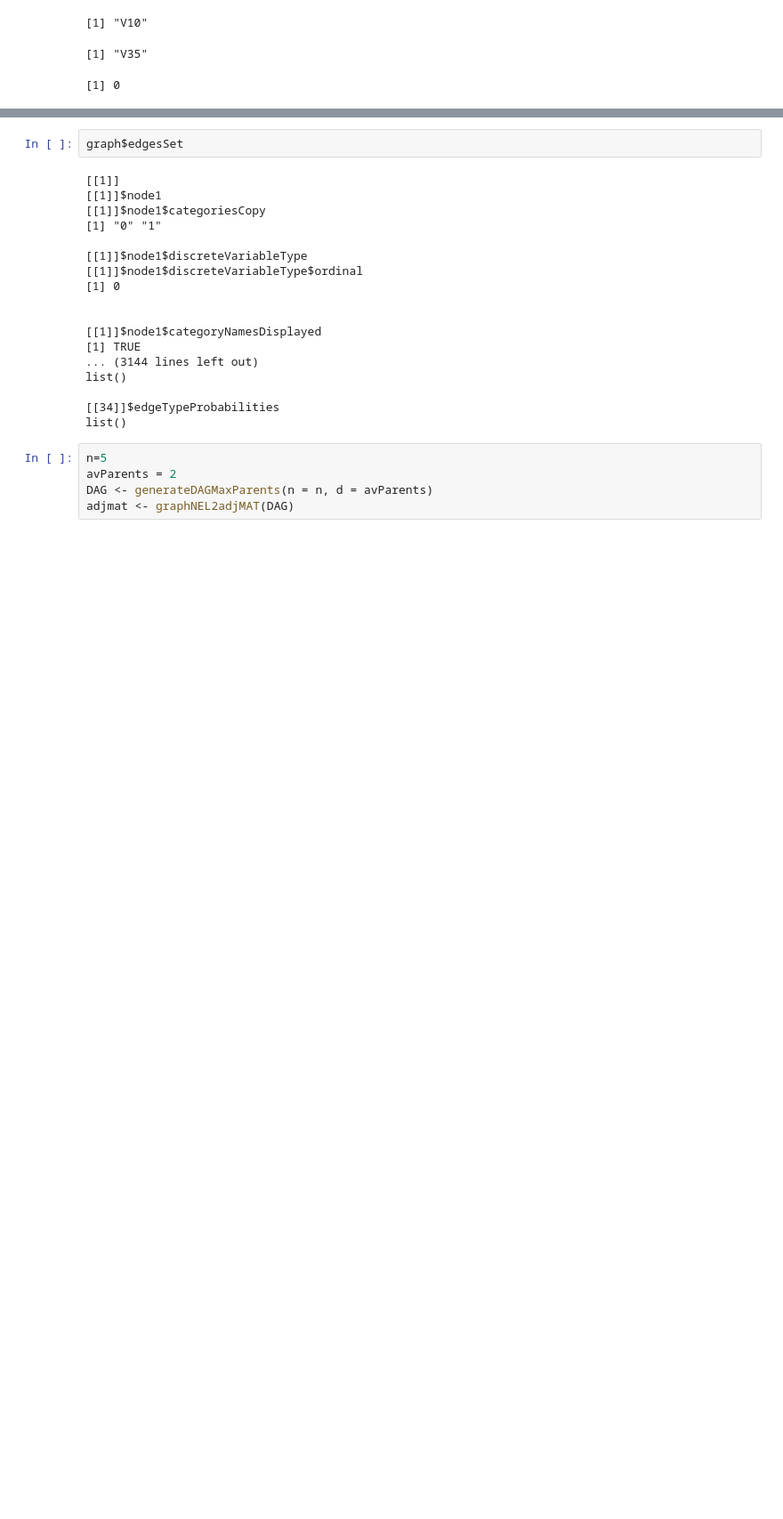
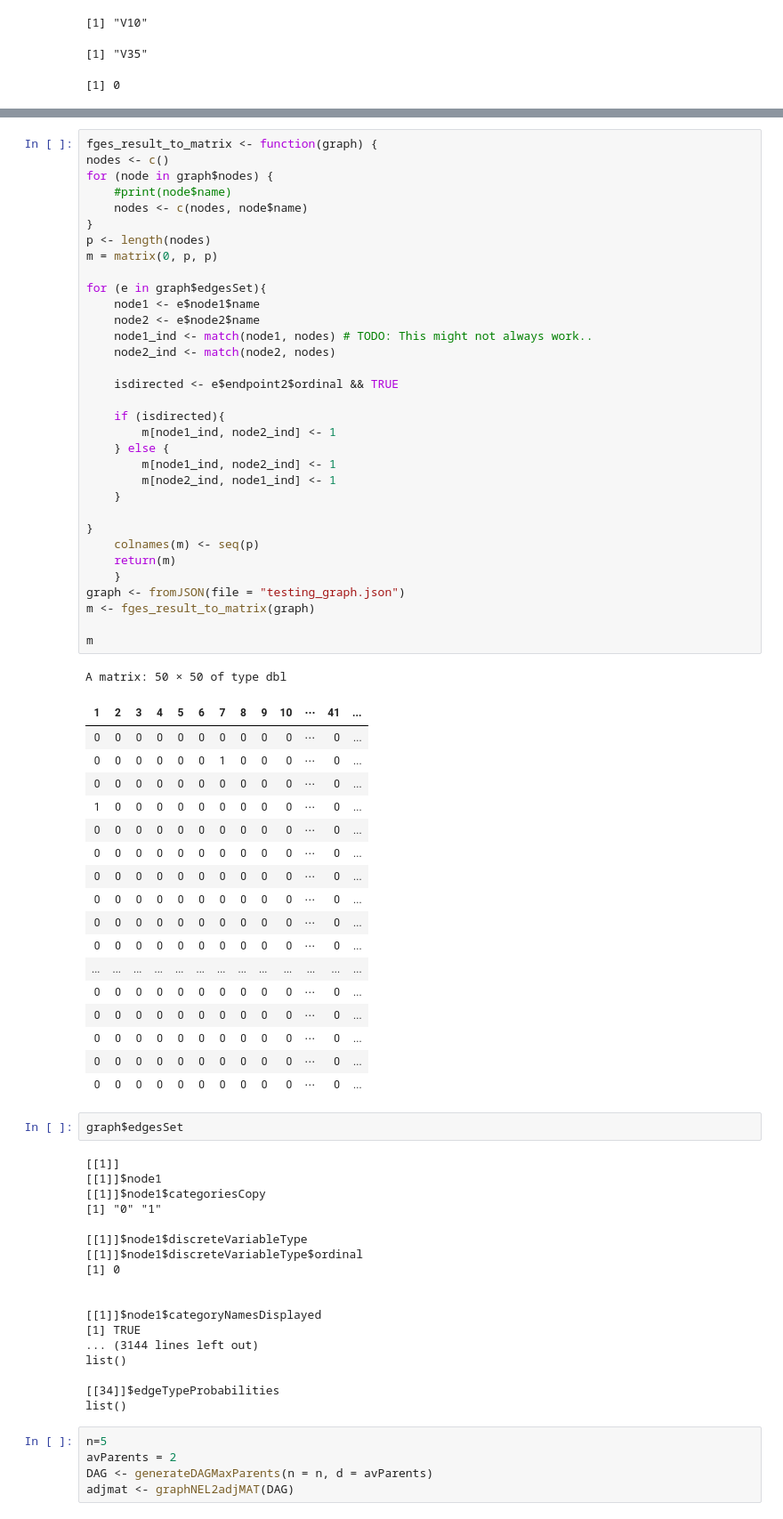
Before and after one commit to felixleopoldo/benchpress, a Jupyter notebook: benchmark/sandbox.ipynb, the cells around one changed output, grey strips where cells are left out. Shown at 89% size. Drawn from its saved outputs; the diff is of its cells as text; blank space fills up the shorter version.

```diff
--- a/benchmark/sandbox.ipynb
+++ b/benchmark/sandbox.ipynb
@@ -28,3 +36,55 @@ graph$edgesSet[[1]]$endpoint2$ordinal
+# %%
+fges_result_to_matrix <- function(graph) {
+nodes <- c()
+for (node in graph$nodes) {
+    #print(node$name)
+    nodes <- c(nodes, node$name)
+}
+p <- length(nodes)
+m = matrix(0, p, p)
+
+for (e in graph$edgesSet){
+    node1 <- e$node1$name
+    node2 <- e$node2$name
+    node1_ind <- match(node1, nodes) # TODO: This might not always work..
+    node2_ind <- match(node2, nodes)
+
+    isdirected <- e$endpoint2$ordinal && TRUE
+
+    if (isdirected){
+        m[node1_ind, node2_ind] <- 1
+    } else {
+        m[node1_ind, node2_ind] <- 1
+        m[node2_ind, node1_ind] <- 1
+    }
+
+}
+    colnames(m) <- seq(p)
+    return(m)
+    }
+graph <- fromJSON(file = "testing_graph.json")
+m <- fges_result_to_matrix(graph)
+
+m
+# %% [output]
+A matrix: 50 × 50 of type dbl
+| 1 | 2 | 3 | 4 | 5 | 6 | 7 | 8 | 9 | 10 | ⋯ | 41 | ... |
+| 0 | 0 | 0 | 0 | 0 | 0 | 0 | 0 | 0 | 0 | ⋯ | 0 | ... |
+| 0 | 0 | 0 | 0 | 0 | 0 | 1 | 0 | 0 | 0 | ⋯ | 0 | ... |
+| 0 | 0 | 0 | 0 | 0 | 0 | 0 | 0 | 0 | 0 | ⋯ | 0 | ... |
+| 1 | 0 | 0 | 0 | 0 | 0 | 0 | 0 | 0 | 0 | ⋯ | 0 | ... |
+| 0 | 0 | 0 | 0 | 0 | 0 | 0 | 0 | 0 | 0 | ⋯ | 0 | ... |
+| 0 | 0 | 0 | 0 | 0 | 0 | 0 | 0 | 0 | 0 | ⋯ | 0 | ... |
+| 0 | 0 | 0 | 0 | 0 | 0 | 0 | 0 | 0 | 0 | ⋯ | 0 | ... |
+| 0 | 0 | 0 | 0 | 0 | 0 | 0 | 0 | 0 | 0 | ⋯ | 0 | ... |
+| 0 | 0 | 0 | 0 | 0 | 0 | 0 | 0 | 0 | 0 | ⋯ | 0 | ... |
+| 0 | 0 | 0 | 0 | 0 | 0 | 0 | 0 | 0 | 0 | ⋯ | 0 | ... |
+| ... | ... | ... | ... | ... | ... | ... | ... | ... | ... | ... | ... | ... |
+| 0 | 0 | 0 | 0 | 0 | 0 | 0 | 0 | 0 | 0 | ⋯ | 0 | ... |
+| 0 | 0 | 0 | 0 | 0 | 0 | 0 | 0 | 0 | 0 | ⋯ | 0 | ... |
+| 0 | 0 | 0 | 0 | 0 | 0 | 0 | 0 | 0 | 0 | ⋯ | 0 | ... |
+| 0 | 0 | 0 | 0 | 0 | 0 | 0 | 0 | 0 | 0 | ⋯ | 0 | ... |
+| 0 | 0 | 0 | 0 | 0 | 0 | 0 | 0 | 0 | 0 | ⋯ | 0 | ... |
 # %%
 graph$edgesSet
 # %% [output]
```
Also changed, not shown: parts of 2 cells of this notebook, 7 other files.
